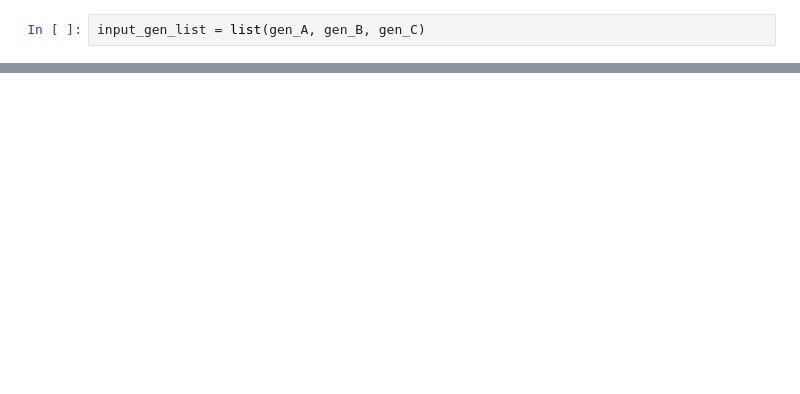
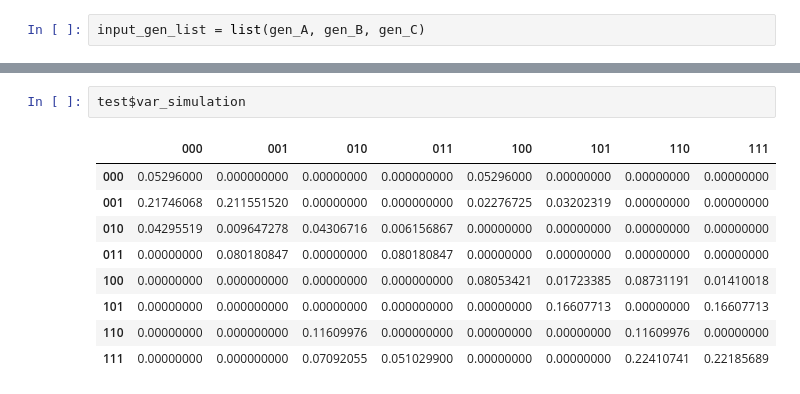
Before and after one commit to JuliethLopez/Stochastic-gene-regulatory-networks, a Jupyter notebook: APLICATION.ipynb, the cells around one changed output, grey strips where cells are left out. Saved outputs shown, nothing was run; the diff lists cells and outputs as text; blank space fills up the shorter version.

```diff
--- a/APLICATION.ipynb
+++ b/APLICATION.ipynb
@@ -51,0 +74,12 @@ test=complete_simulation(input_gen_list)
+# %%
+test$var_simulation
+# %% [output]
+|  | 000 | 001 | 010 | 011 | 100 | 101 | 110 | 111 |
+| 000 | 0.05296000 | 0.000000000 | 0.00000000 | 0.000000000 | 0.05296000 | 0.00000000 | 0.00000000 | 0.00000000 |
+| 001 | 0.21746068 | 0.211551520 | 0.00000000 | 0.000000000 | 0.02276725 | 0.03202319 | 0.00000000 | 0.00000000 |
+| 010 | 0.04295519 | 0.009647278 | 0.04306716 | 0.006156867 | 0.00000000 | 0.00000000 | 0.00000000 | 0.00000000 |
+| 011 | 0.00000000 | 0.080180847 | 0.00000000 | 0.080180847 | 0.00000000 | 0.00000000 | 0.00000000 | 0.00000000 |
+| 100 | 0.00000000 | 0.000000000 | 0.00000000 | 0.000000000 | 0.08053421 | 0.01723385 | 0.08731191 | 0.01410018 |
+| 101 | 0.00000000 | 0.000000000 | 0.00000000 | 0.000000000 | 0.00000000 | 0.16607713 | 0.00000000 | 0.16607713 |
+| 110 | 0.00000000 | 0.000000000 | 0.11609976 | 0.000000000 | 0.00000000 | 0.00000000 | 0.11609976 | 0.00000000 |
+| 111 | 0.00000000 | 0.000000000 | 0.07092055 | 0.051029900 | 0.00000000 | 0.00000000 | 0.22410741 | 0.22185689 |
```
Also changed, not shown: parts of 15 cells of this notebook, 3 other files.
